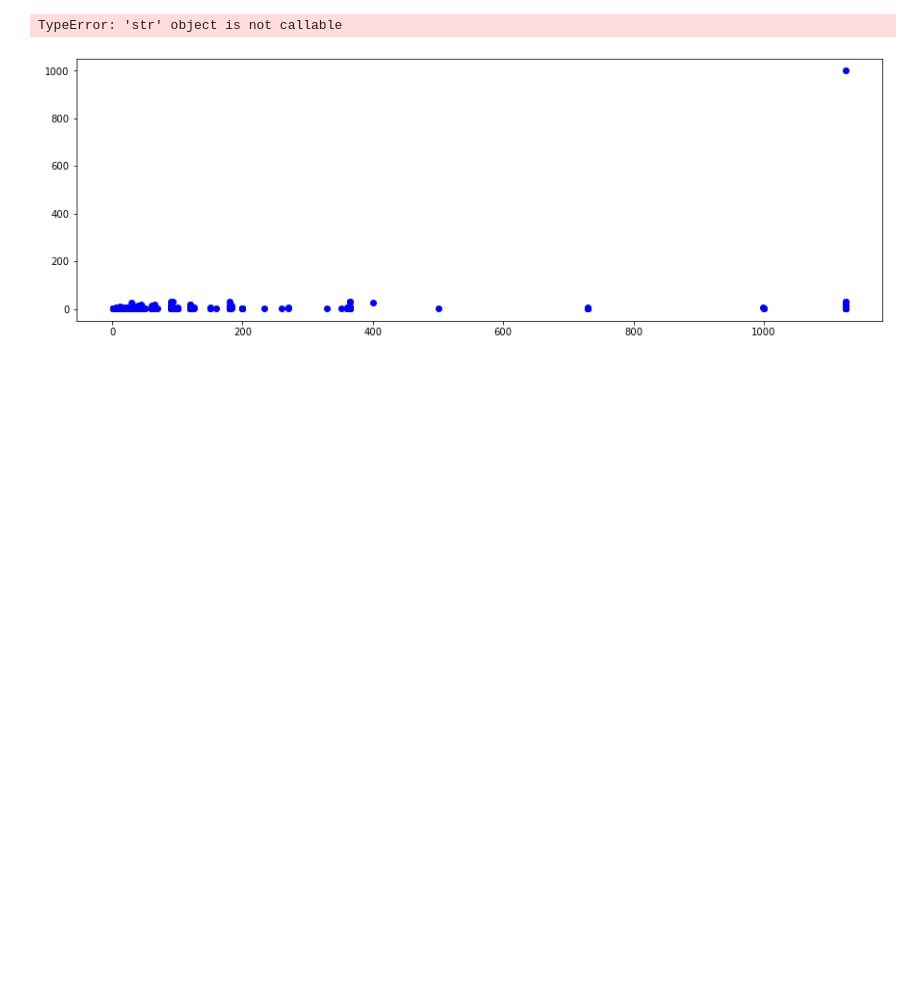
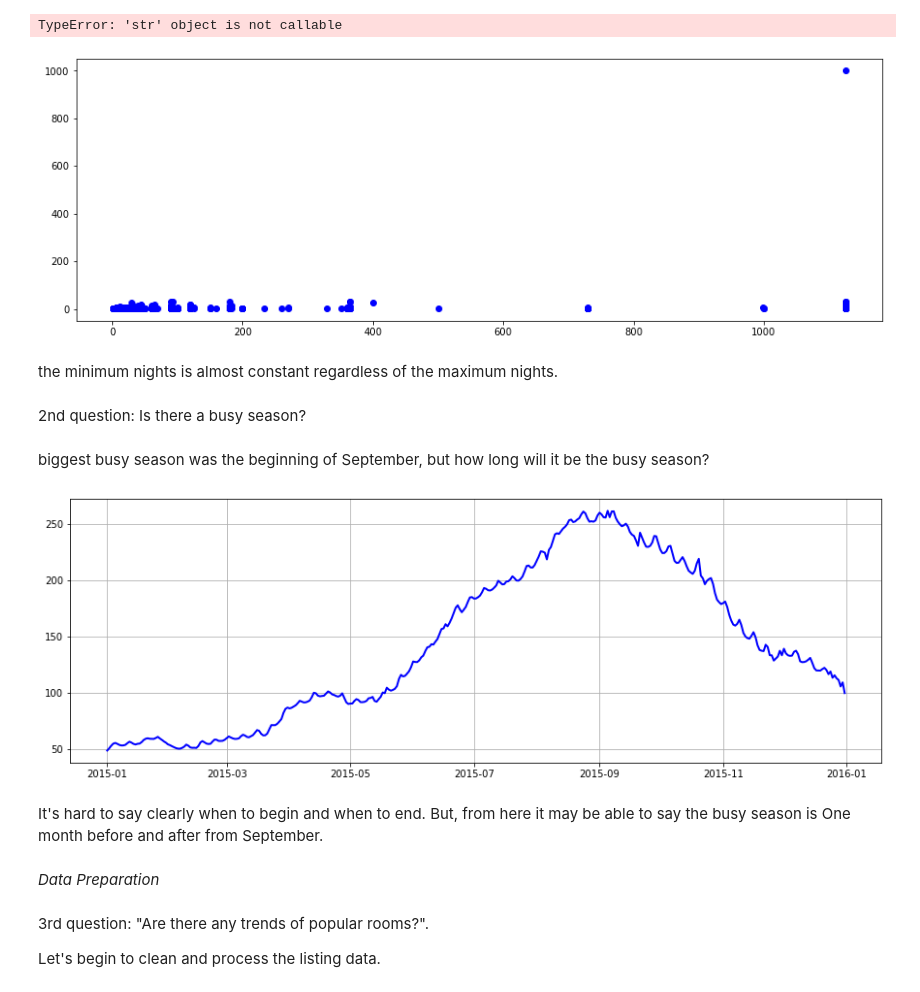
Before and after one commit to aparna-git-swe/Project1, a Jupyter notebook: Untitled1.ipynb, the cells around one changed output. Saved outputs shown, nothing was run; the diff lists cells and outputs as text; code cells hidden in the pictures; blank space fills up the shorter version.

```diff
--- a/Untitled1.ipynb
+++ b/Untitled1.ipynb
@@ -303,3 +303,29 @@ See the caveats in the documentation: https://pandas.pydata.org/pandas-docs/stab
   df_q3_listings["min_max_night_diff"]=df_q3_listings.maximum_nights- df_q3_listings.minimum_nights
 TypeError: 'str' object is not callable
 [figure]
+# %% [markdown]
+the minimum nights is almost constant regardless of the maximum nights.
+# %% [markdown]
+2nd question:
+Is there a busy season?
+# %% [markdown]
+biggest busy season was the beginning of September, but how long will it be the busy season?
+# %%
+df_q2_reviews=df_q1_reviews[df_q1_reviews.year==2015]
+df_q2_reviews.head()
+
+plt.figure(figsize=(15,5))
+plt.plot(df_q2_reviews.date,df_q2_reviews.rolling_mean_30,color='b',linewidth=2.0)
+plt.grid()
+# %% [output]
+[figure, added]
+# %% [markdown]
+It's hard to say clearly when to begin and when to end.
+But, from here it may be able to say the busy season is One month before and after from September.
+# %% [markdown]
+*Data Preparation*
+# %% [markdown]
+3rd question:
+"Are there any trends of popular rooms?".
+
+Let's begin to clean and process the listing data.
```
Also changed, not shown: parts of 4 cells of this notebook.
